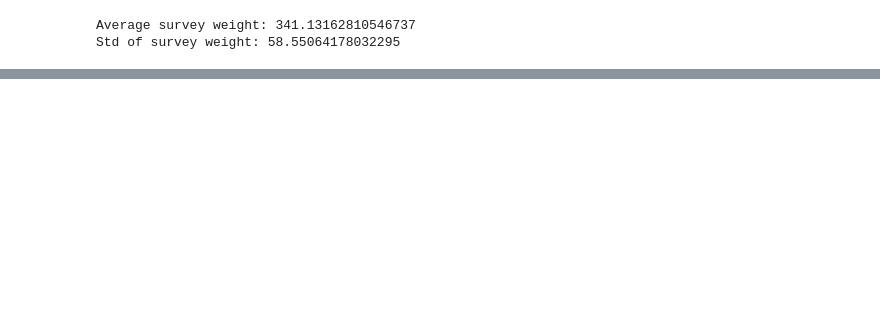
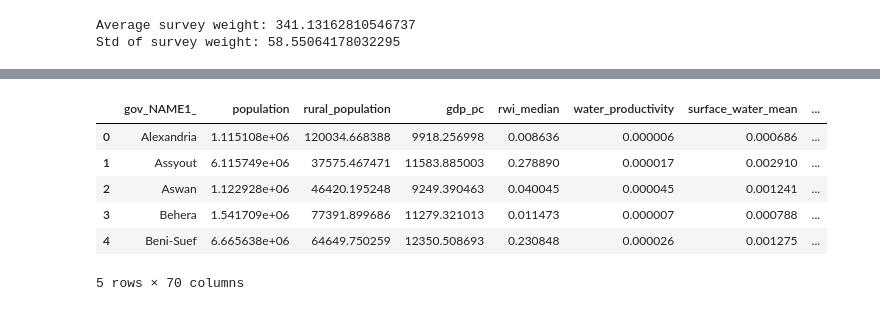
Before and after one commit to Deltares-research/egypt-survey-ml, a Jupyter notebook: notebooks/correlate-appended-survey-data_region.ipynb, the cells around one changed output, grey strips where cells are left out. Cells and saved outputs as stored; diff of their text form; code cells hidden in the pictures; blank space fills up the shorter version.

```diff
--- a/notebooks/correlate-appended-survey-data_region.ipynb
+++ b/notebooks/correlate-appended-survey-data_region.ipynb
@@ -240,24 +324,32 @@ excel_df.head()
 # %%
-w = "pct_of_governorate_area"
-sum_cols = ["arable_km2"] + [ c for c in v if "yield" in c.lower() and "hectares" in c.lower()]
+col_normalize = [
+    col for col in excel_df.columns
+    if any(
+        word in col.lower()
+        for word in [
+            "corrected",
+            "hectares",
+            "arable",
+            "water_supply",
+            "water_demand",
+        ]
+    )
+    and col.lower() != "arable_km2_scaled"
+]
 
-exclude = [w, "pct_of_command_area_area", "intersection_km2"]
-v = [c for c in excel_df.select_dtypes("number") if c not in exclude]
-avg_cols = [c for c in v if c not in sum_cols]
-
-avg = excel_df.groupby("gov_NAME1_").apply(
-    lambda g: g[avg_cols].apply(lambda x: np.average(x, weights=g[w]))
+result_excel[col_normalize] = result_excel[col_normalize].div(
+    result_excel["arable_km2"],
+    axis=0
 )
-
-total = (
-    excel_df[sum_cols]
-    .mul(excel_df["pct_of_command_area_area"], axis=0)
-    .groupby(excel_df["gov_NAME1_"])
-    .sum()
-)
-
-result_excel = avg.join(total)
-result_excel.to_csv("data.csv")
+result_excel.head()
+# %% [output]
+|  | gov_NAME1_ | population | rural_population | gdp_pc | rwi_median | water_productivity | surface_water_mean | ... |
+| 0 | Alexandria | 1.115108e+06 | 120034.668388 | 9918.256998 | 0.008636 | 0.000006 | 0.000686 | ... |
+| 1 | Assyout | 6.115749e+06 | 37575.467471 | 11583.885003 | 0.278890 | 0.000017 | 0.002910 | ... |
+| 2 | Aswan | 1.122928e+06 | 46420.195248 | 9249.390463 | 0.040045 | 0.000045 | 0.001241 | ... |
+| 3 | Behera | 1.541709e+06 | 77391.899686 | 11279.321013 | 0.011473 | 0.000007 | 0.000788 | ... |
+| 4 | Beni-Suef | 6.665638e+06 | 64649.750259 | 12350.508693 | 0.230848 | 0.000026 | 0.001275 | ... |
+5 rows × 70 columns
 # %%
 corelate_df = female_df.merge(
      result_excel,
```
Also changed, not shown: parts of 14 cells of this notebook, 14 other files.
